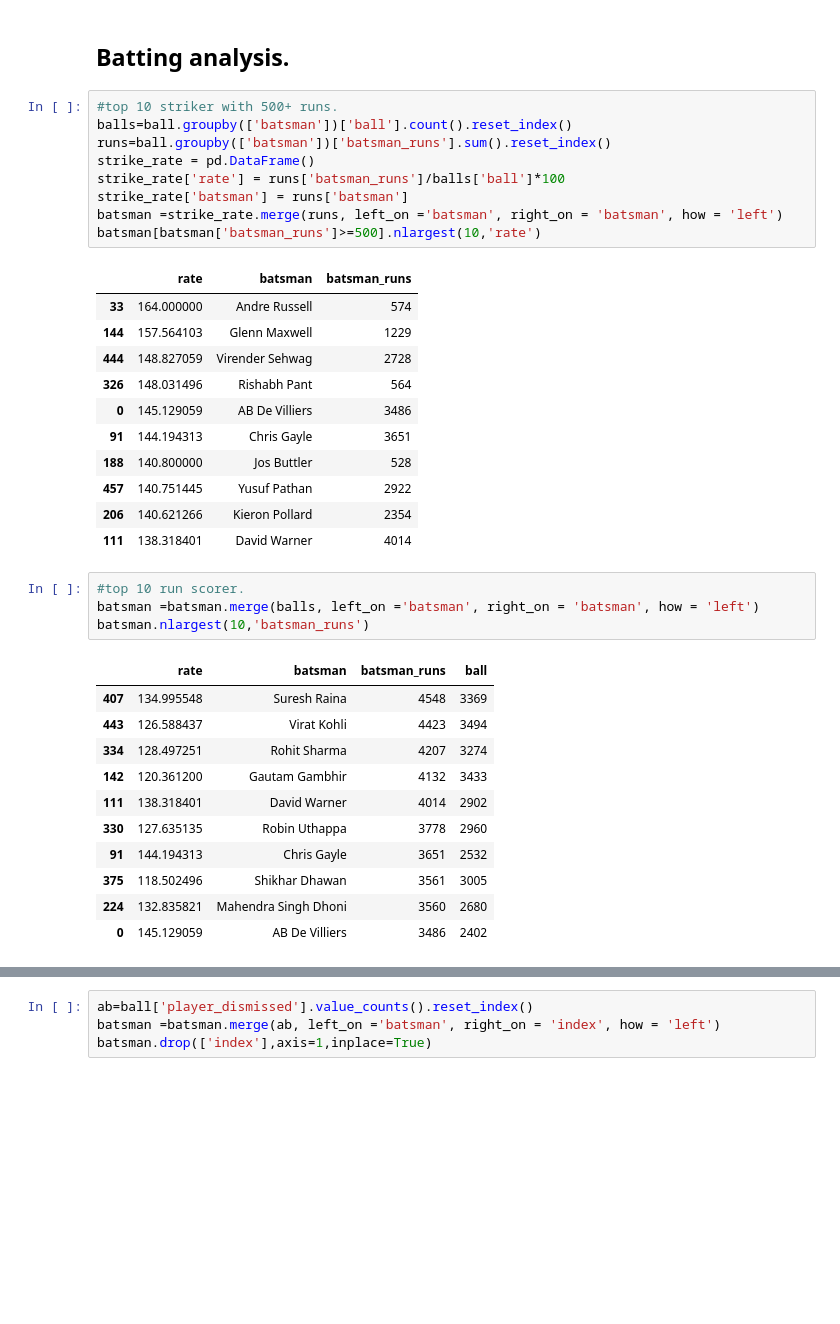
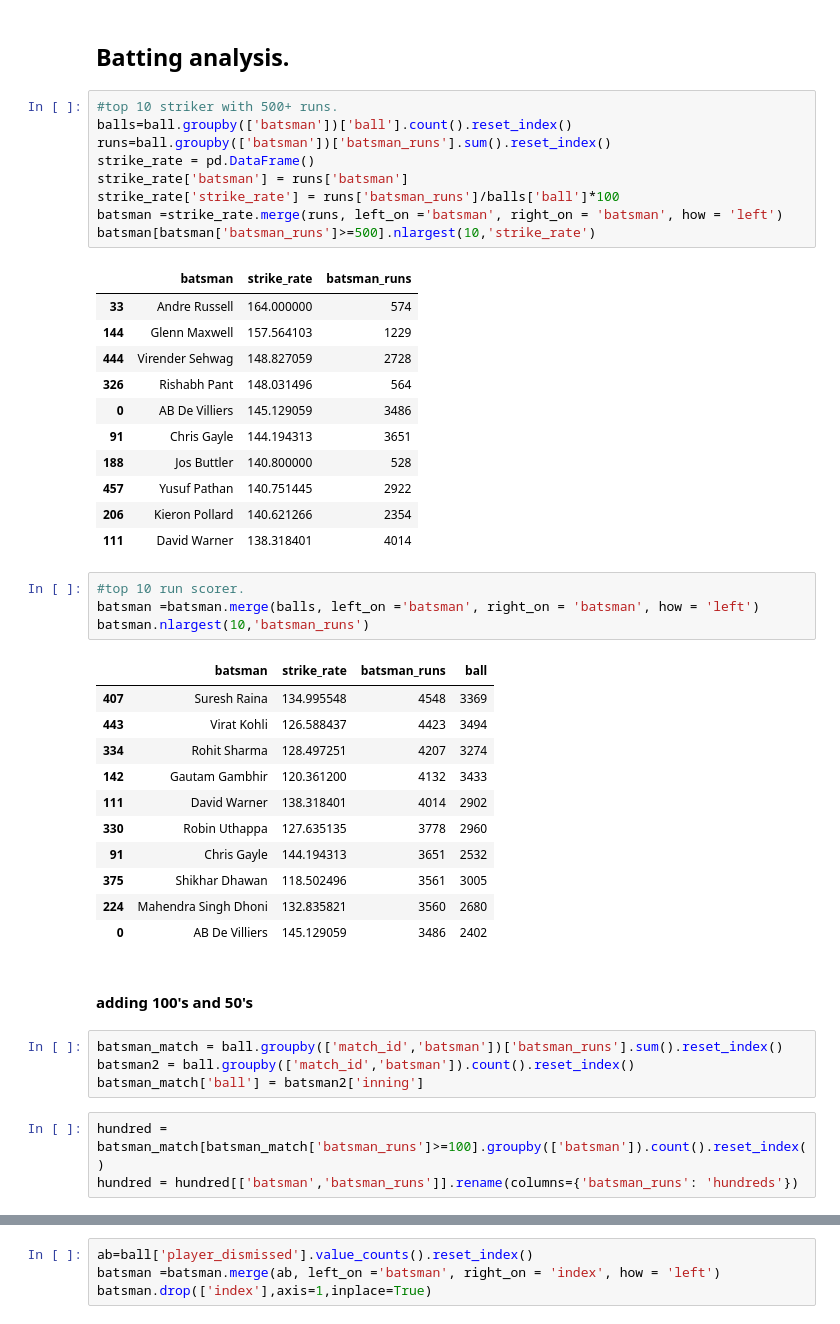
Before and after one commit to kapilgolimar/IPL_DATASET_ANALYSIS, a Jupyter notebook: IPL.ipynb, the cells around one changed output, grey strips where cells are left out. Saved outputs shown, nothing was run; the diff lists cells and outputs as text; blank space fills up the shorter version.

```diff
--- a/IPL.ipynb
+++ b/IPL.ipynb
@@ -280,37 +280,46 @@ chance[((chance['total_runs'] >= 200)&(chance['inning']==1))&(chance['winner']==
 # %%
 #top 10 striker with 500+ runs.
 balls=ball.groupby(['batsman'])['ball'].count().reset_index()
 runs=ball.groupby(['batsman'])['batsman_runs'].sum().reset_index()
 strike_rate = pd.DataFrame()
-strike_rate['rate'] = runs['batsman_runs']/balls['ball']*100
 strike_rate['batsman'] = runs['batsman']
+strike_rate['strike_rate'] = runs['batsman_runs']/balls['ball']*100
 batsman =strike_rate.merge(runs, left_on ='batsman', right_on = 'batsman', how = 'left')
-batsman[batsman['batsman_runs']>=500].nlargest(10,'rate')
+batsman[batsman['batsman_runs']>=500].nlargest(10,'strike_rate')
 # %% [output]
-|  | rate | batsman | batsman_runs |
-| 33 | 164.000000 | Andre Russell | 574 |
-| 144 | 157.564103 | Glenn Maxwell | 1229 |
-| 444 | 148.827059 | Virender Sehwag | 2728 |
-| 326 | 148.031496 | Rishabh Pant | 564 |
-| 0 | 145.129059 | AB De Villiers | 3486 |
-| 91 | 144.194313 | Chris Gayle | 3651 |
-| 188 | 140.800000 | Jos Buttler | 528 |
-| 457 | 140.751445 | Yusuf Pathan | 2922 |
-| 206 | 140.621266 | Kieron Pollard | 2354 |
-| 111 | 138.318401 | David Warner | 4014 |
+|  | batsman | strike_rate | batsman_runs |
+| 33 | Andre Russell | 164.000000 | 574 |
+| 144 | Glenn Maxwell | 157.564103 | 1229 |
+| 444 | Virender Sehwag | 148.827059 | 2728 |
+| 326 | Rishabh Pant | 148.031496 | 564 |
+| 0 | AB De Villiers | 145.129059 | 3486 |
+| 91 | Chris Gayle | 144.194313 | 3651 |
+| 188 | Jos Buttler | 140.800000 | 528 |
+| 457 | Yusuf Pathan | 140.751445 | 2922 |
+| 206 | Kieron Pollard | 140.621266 | 2354 |
+| 111 | David Warner | 138.318401 | 4014 |
 # %%
 #top 10 run scorer.
 batsman =batsman.merge(balls, left_on ='batsman', right_on = 'batsman', how = 'left')
 batsman.nlargest(10,'batsman_runs')
 # %% [output]
-|  | rate | batsman | batsman_runs | ball |
-| 407 | 134.995548 | Suresh Raina | 4548 | 3369 |
-| 443 | 126.588437 | Virat Kohli | 4423 | 3494 |
-| 334 | 128.497251 | Rohit Sharma | 4207 | 3274 |
-| 142 | 120.361200 | Gautam Gambhir | 4132 | 3433 |
-| 111 | 138.318401 | David Warner | 4014 | 2902 |
-| 330 | 127.635135 | Robin Uthappa | 3778 | 2960 |
-| 91 | 144.194313 | Chris Gayle | 3651 | 2532 |
-| 375 | 118.502496 | Shikhar Dhawan | 3561 | 3005 |
-| 224 | 132.835821 | Mahendra Singh Dhoni | 3560 | 2680 |
-| 0 | 145.129059 | AB De Villiers | 3486 | 2402 |
+|  | batsman | strike_rate | batsman_runs | ball |
+| 407 | Suresh Raina | 134.995548 | 4548 | 3369 |
+| 443 | Virat Kohli | 126.588437 | 4423 | 3494 |
+| 334 | Rohit Sharma | 128.497251 | 4207 | 3274 |
+| 142 | Gautam Gambhir | 120.361200 | 4132 | 3433 |
+| 111 | David Warner | 138.318401 | 4014 | 2902 |
+| 330 | Robin Uthappa | 127.635135 | 3778 | 2960 |
+| 91 | Chris Gayle | 144.194313 | 3651 | 2532 |
+| 375 | Shikhar Dhawan | 118.502496 | 3561 | 3005 |
+| 224 | Mahendra Singh Dhoni | 132.835821 | 3560 | 2680 |
+| 0 | AB De Villiers | 145.129059 | 3486 | 2402 |
+# %% [markdown]
+#### adding 100's and 50's
+# %%
+batsman_match = ball.groupby(['match_id','batsman'])['batsman_runs'].sum().reset_index()
+batsman2 = ball.groupby(['match_id','batsman']).count().reset_index()
+batsman_match['ball'] = batsman2['inning']
+# %%
+hundred = batsman_match[batsman_match['batsman_runs']>=100].groupby(['batsman']).count().reset_index()
+hundred = hundred[['batsman','batsman_runs']].rename(columns={'batsman_runs': 'hundreds'})
```
Also changed, not shown: parts of 28 cells of this notebook.
